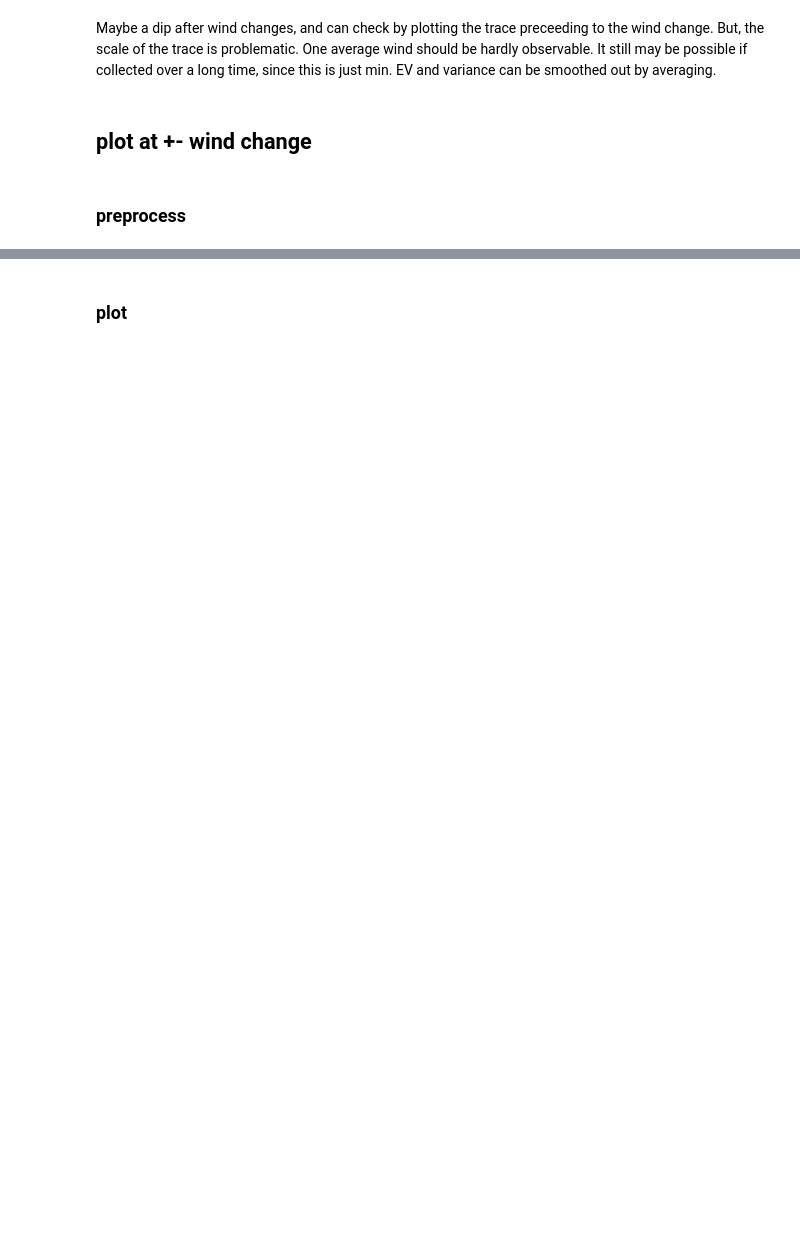
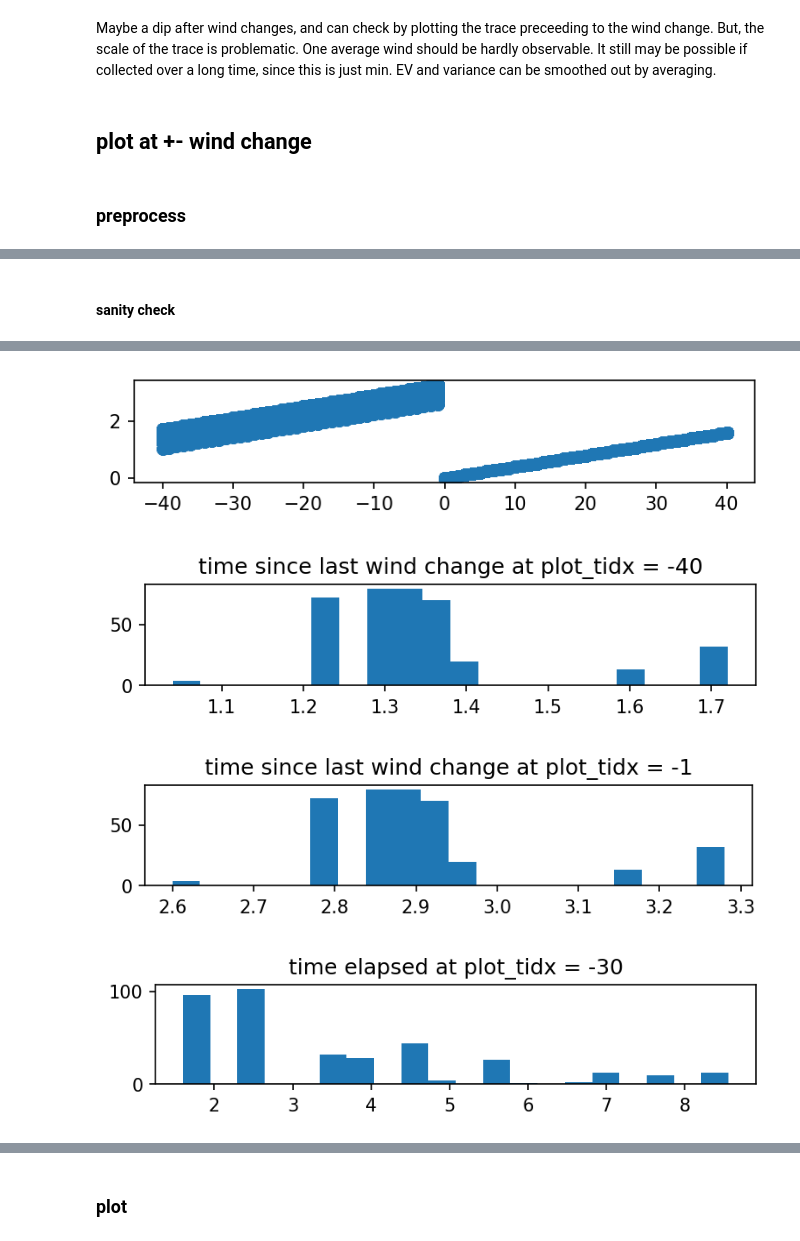
Before and after one commit to lolrenceH/pybounds, a Jupyter notebook: examples/observability_visualize.ipynb, the cells around one changed output, grey strips where cells are left out. Saved outputs shown, nothing was run; the diff lists cells and outputs as text; code cells hidden in the pictures; blank space fills up the shorter version.

```diff
--- a/examples/observability_visualize.ipynb
+++ b/examples/observability_visualize.ipynb
@@ -515,6 +533,6 @@ EV_no_nan[EV_no_nan['ep_idx']==83]['time'].value_counts()
 # %%
 # based on /src/JH_boilerplate/agent_evaluatiion/wind_encoding_perturbation/analyze_OL_perturb_trajj.ipynb
-def tidx_around_wind_change(df_traj, around_range=40, drop_incomplete=True, verbose=False):
+def tidx_around_wind_change(df_traj, around_range=40, drop_incomplete=True, drop_close_to_trial_init=False, verbose=False):
     # df_traj contains the KL divergence data and the time since the last wind change
     # get +- around_range index around which wind changed
     # returns df_traj_aligned: a subset of df_traj, with only the rows around which wind changed, and plot_tidx around wind change, instead of actual tidx
@@ -547,6 +565,10 @@ def tidx_around_wind_change(df_traj, around_range=40, drop_incomplete=True, verb
                 if drop_incomplete:
                     continue
                 lower_bound = ep_df.index.min()
+                # check if the time elasped at the lower bound is too close to trial init
+            if ep_df['time'].loc[lower_bound] < 1:
+                if drop_close_to_trial_init:
+                    continue
             # get index around which wind changed
             now_idx_range = [i for i in range(lower_bound, upper_bound + 1)] # loc index of rows around wind change
             idx_around_wind_change.append(now_idx_range)
@@ -565,5 +587,5 @@ def tidx_around_wind_change(df_traj, around_range=40, drop_incomplete=True, verb
         print(f"eps {set(df_traj['ep_idx'].unique()) - set(sub_df['ep_idx'].unique())} did not have any eligible wind change windows")
     return sub_df
 
-EV_no_nan_around = tidx_around_wind_change(EV_no_nan, around_range=30, drop_incomplete=False, verbose=True)
+EV_no_nan_around = tidx_around_wind_change(EV_no_nan, around_range=40, drop_incomplete=True, drop_close_to_trial_init=True, verbose=True)
 # EV_no_nan_around.head(10)
@@ -571,0 +601,30 @@ EV_no_nan_around.head(20)
+# %% [markdown]
+#### sanity check
+# %%
+# plot y axis time since last wind change, x axis plot_tidx
+subset_df = EV_no_nan_around.copy()
+fig, ax = plt.subplots(1, 1, figsize=(6, 1), dpi=150)
+
+plt.scatter(subset_df['plot_tidx'], subset_df['time_since_last_wind_change'])
+
+# plot histogram of time since last wind change at the smallest plot_tidx
+subset_df = EV_no_nan_around.copy()
+subset_df = subset_df[subset_df['plot_tidx'] == subset_df['plot_tidx'].min()]
+fig, ax = plt.subplots(1, 1, figsize=(6, 1), dpi=150)
+plt.hist(subset_df['time_since_last_wind_change'], bins=20)
+plt.title(f"time since last wind change at plot_tidx = {subset_df['plot_tidx'].min()}")
+
+# plot histogram of time since last wind change at the smallest plot_tidx
+subset_df = EV_no_nan_around.copy()
+subset_df = subset_df[subset_df['plot_tidx'] == -1]
+fig, ax = plt.subplots(1, 1, figsize=(6, 1), dpi=150)
+plt.hist(subset_df['time_since_last_wind_change'], bins=20)
+plt.title(f"time since last wind change at plot_tidx = {subset_df['plot_tidx'].min()}")
+
+# plot histogram of time since last wind change at the smallest plot_tidx
+subset_df = EV_no_nan_around.copy()
+subset_df = subset_df[subset_df['plot_tidx'] == -30]
+fig, ax = plt.subplots(1, 1, figsize=(6, 1), dpi=150)
+plt.hist(subset_df['time'], bins=20)
+plt.title(f"time elapsed at plot_tidx = {subset_df['plot_tidx'].min()}") # use this to pick threshold for drop_close_to_trial_init
+# %% [output]
@@ -572,3 +632,7 @@ EV_no_nan_around.head(20)
+[figure, added]
+[figure, added]
+[figure, added]
+[figure, added]
 # %%
 # pd.DataFrame(np.round(EV_no_nan_around[EV_no_nan_around['ep_idx']==83]['time'], 2)).value_counts()
 see = pd.DataFrame(EV_no_nan_around[EV_no_nan_around['ep_idx']==83][['plot_tidx', 'time_since_last_wind_change']])
```
Also changed, not shown: parts of 30 cells of this notebook.
